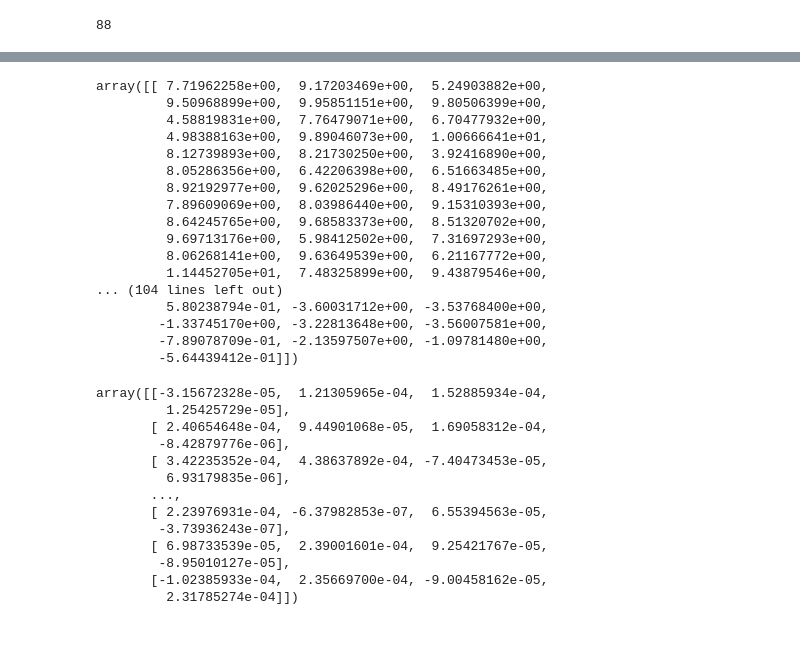
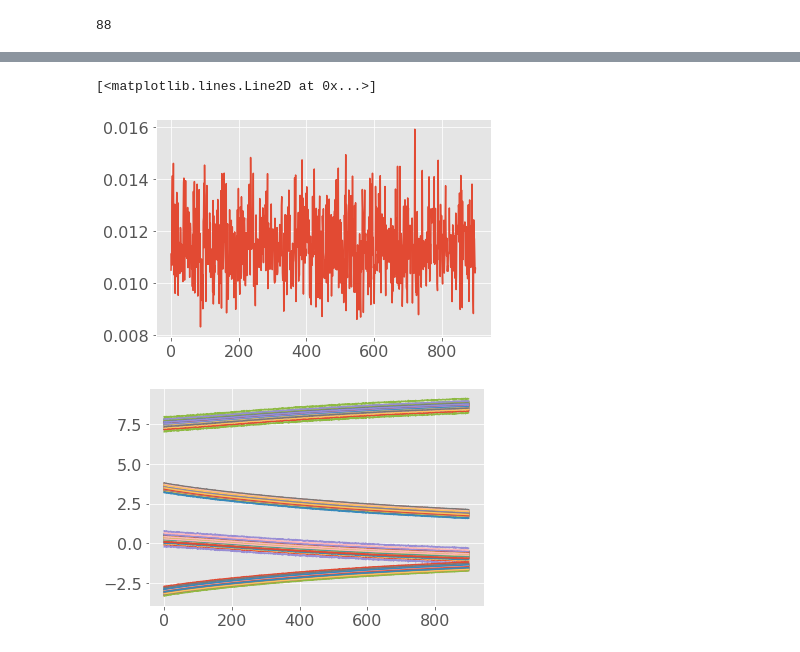
Before and after one commit to JulietteFranque/SDS383D_JF, a Jupyter notebook: exercises-05/notebooks/Untitled1.ipynb, the cells around one changed output, grey strips where cells are left out. Cells and saved outputs as stored; diff of their text form; code cells hidden in the pictures.

```diff
--- a/exercises-05/notebooks/Untitled1.ipynb
+++ b/exercises-05/notebooks/Untitled1.ipynb
@@ -42,36 +42,12 @@ plt.plot(mod.traces['sigma_squared']);
 # %%
-mod.betas
+plt.plot(mod.traces['tau_squared'])
 # %% [output]
-array([[ 7.71962258e+00,  9.17203469e+00,  5.24903882e+00,
-         9.50968899e+00,  9.95851151e+00,  9.80506399e+00,
-         4.58819831e+00,  7.76479071e+00,  6.70477932e+00,
-         4.98388163e+00,  9.89046073e+00,  1.00666641e+01,
-         8.12739893e+00,  8.21730250e+00,  3.92416890e+00,
-         8.05286356e+00,  6.42206398e+00,  6.51663485e+00,
-         8.92192977e+00,  9.62025296e+00,  8.49176261e+00,
-         7.89609069e+00,  8.03986440e+00,  9.15310393e+00,
-         8.64245765e+00,  9.68583373e+00,  8.51320702e+00,
-         9.69713176e+00,  5.98412502e+00,  7.31697293e+00,
-         8.06268141e+00,  9.63649539e+00,  6.21167772e+00,
-         1.14452705e+01,  7.48325899e+00,  9.43879546e+00,
-... (104 lines left out)
-         5.80238794e-01, -3.60031712e+00, -3.53768400e+00,
-        -1.33745170e+00, -3.22813648e+00, -3.56007581e+00,
-        -7.89078709e-01, -2.13597507e+00, -1.09781480e+00,
-        -5.64439412e-01]])
+[<matplotlib.lines.Line2D at 0x...>]
+[figure, added]
 # %%
-mod.traces['gamma']
+plt.plot(mod.traces['betas'][:,0,:]);
+plt.plot(mod.traces['betas'][:,1,:]);
+plt.plot(mod.traces['betas'][:,2,:]);
+plt.plot(mod.traces['betas'][:,3,:]);
 # %% [output]
-array([[-3.15672328e-05,  1.21305965e-04,  1.52885934e-04,
-         1.25425729e-05],
-       [ 2.40654648e-04,  9.44901068e-05,  1.69058312e-04,
-        -8.42879776e-06],
-       [ 3.42235352e-04,  4.38637892e-04, -7.40473453e-05,
-         6.93179835e-06],
-       ...,
-       [ 2.23976931e-04, -6.37982853e-07,  6.55394563e-05,
-        -3.73936243e-07],
-       [ 6.98733539e-05,  2.39001601e-04,  9.25421767e-05,
-        -8.95010127e-05],
-       [-1.02385933e-04,  2.35669700e-04, -9.00458162e-05,
-         2.31785274e-04]])
+[figure, added]
```
Also changed, not shown: parts of 4 cells of this notebook, 1 other file.
